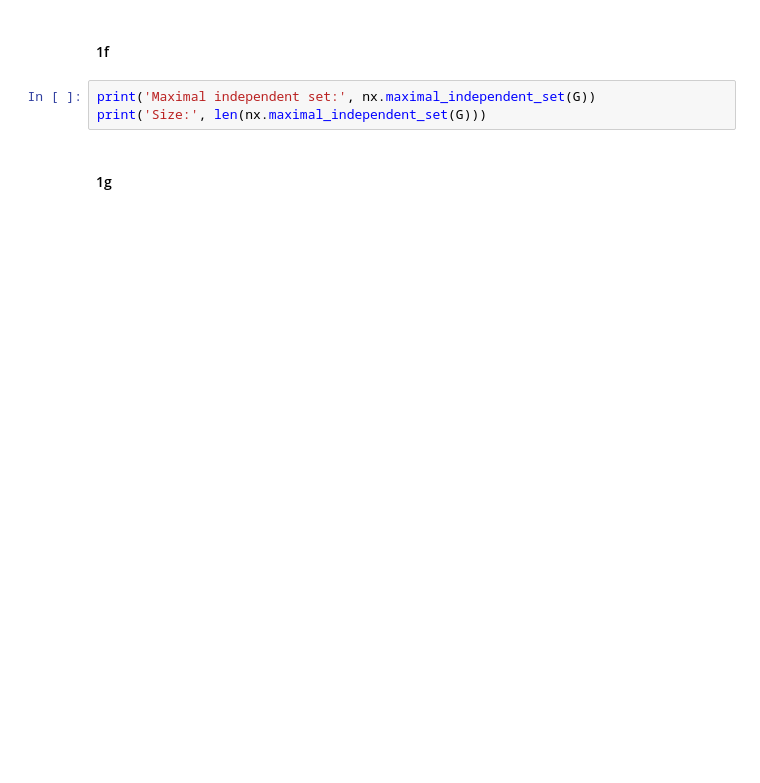
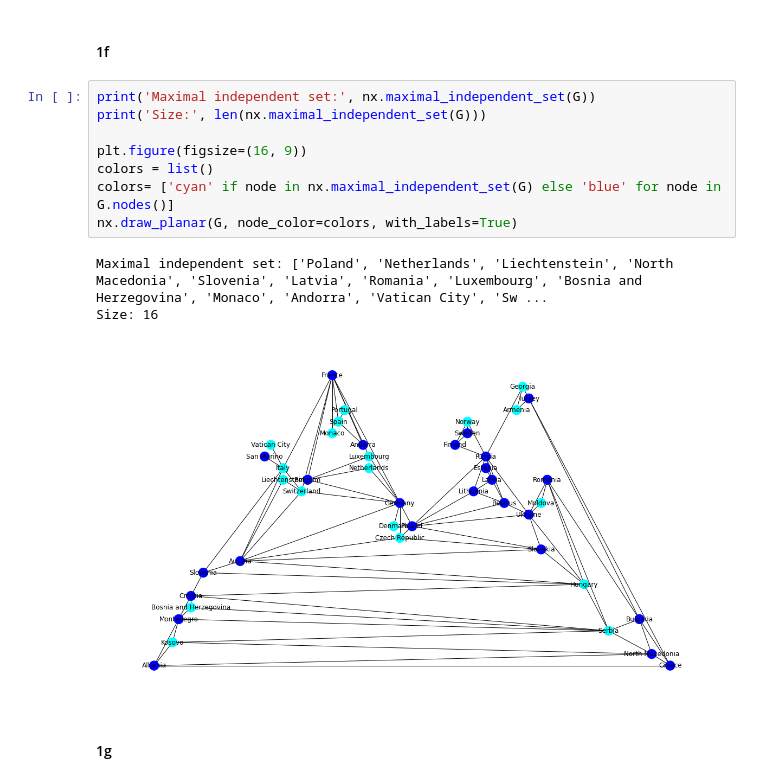
Before and after one commit to GoldenGarr/Graph-Theory-HW-5, a Jupyter notebook: hw5.ipynb, the cells around one changed output. Cells and saved outputs as stored; diff of their text form; blank space fills up the shorter version.

```diff
--- a/hw5.ipynb
+++ b/hw5.ipynb
@@ -237,6 +233,15 @@ print('Maximum clique:', clique.max_clique(G))
 # %%
 print('Maximal independent set:', nx.maximal_independent_set(G))
 print('Size:', len(nx.maximal_independent_set(G)))
+
+plt.figure(figsize=(16, 9))
+colors = list()
+colors= ['cyan' if node in nx.maximal_independent_set(G) else 'blue' for node in G.nodes()]
+nx.draw_planar(G, node_color=colors, with_labels=True)
+# %% [output]
+Maximal independent set: ['Poland', 'Netherlands', 'Liechtenstein', 'North Macedonia', 'Slovenia', 'Latvia', 'Romania', 'Luxembourg', 'Bosnia and Herzegovina', 'Monaco', 'Andorra', 'Vatican City', 'Sw ...
+Size: 16
+[figure, added]
 # %% [markdown]
 #### 1g
 # %%
```
Also changed, not shown: parts of 11 cells of this notebook.
